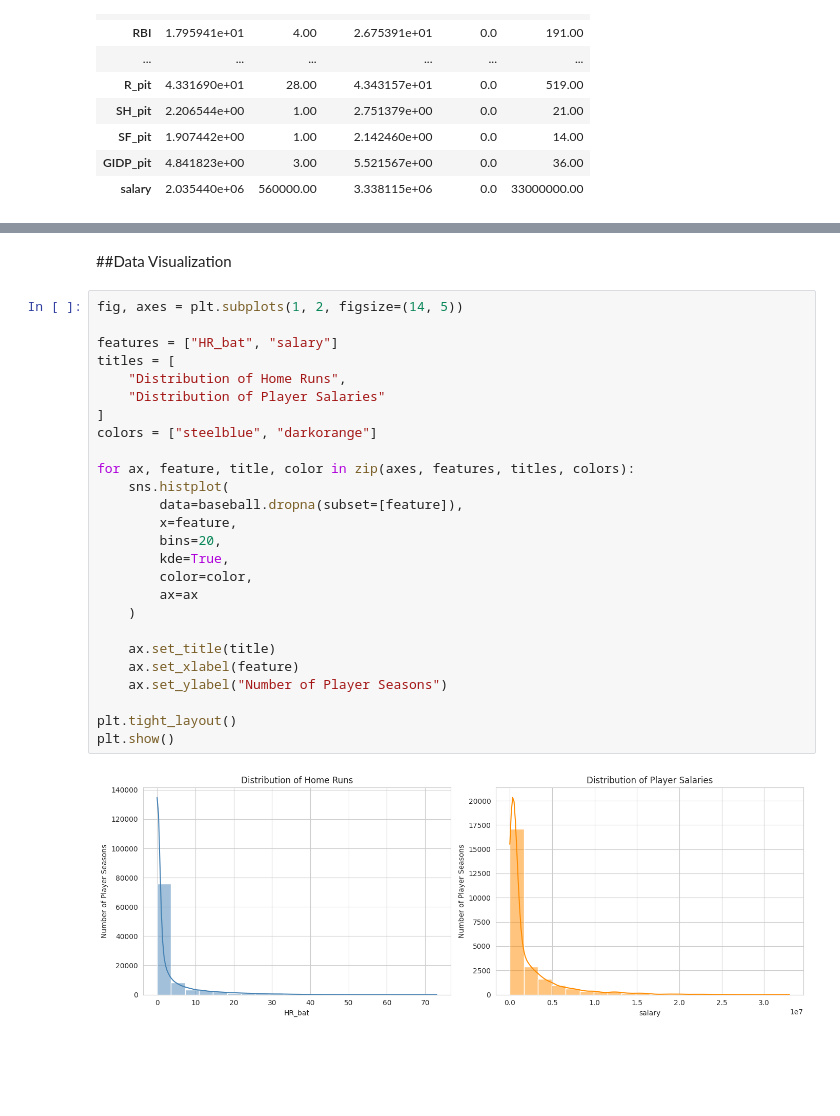
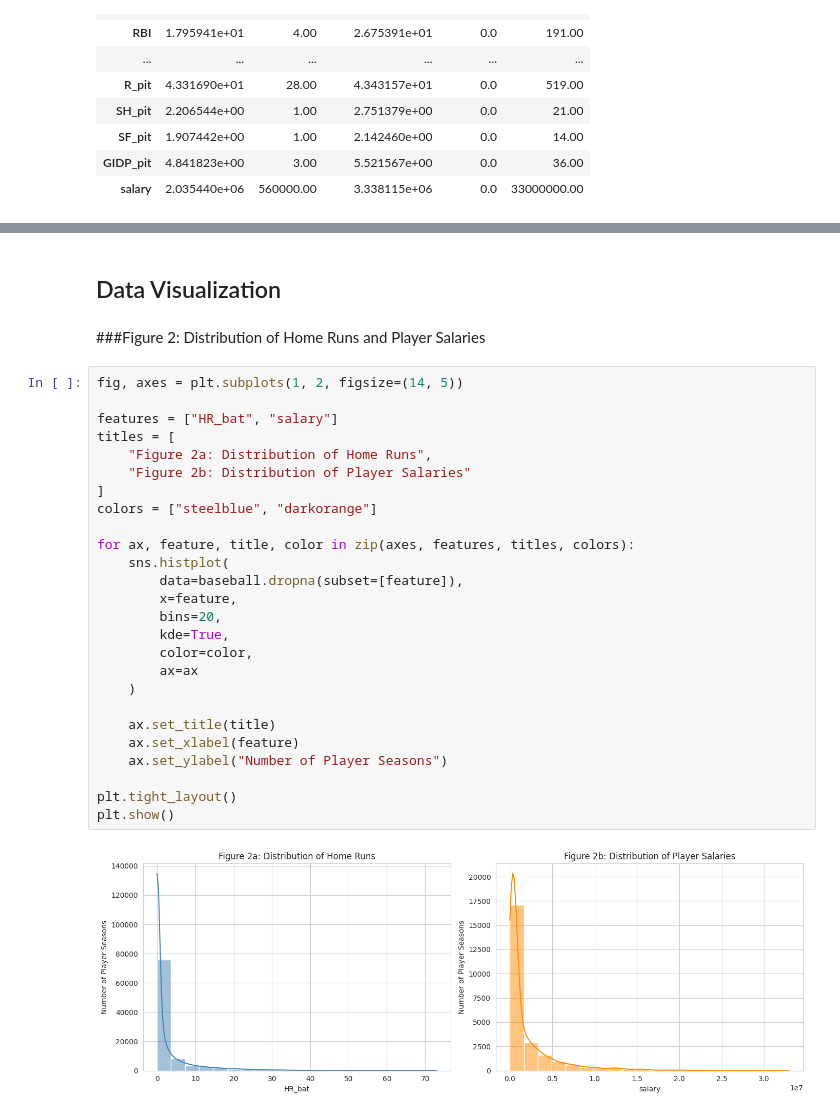
Before and after one commit to plexisad/CS531ML_Learning, a Jupyter notebook: Mini_Project_Data_Exploration.ipynb, the cells around one changed output, grey strips where cells are left out. Cells and saved outputs as stored; diff of their text form; blank space fills up the shorter version.

```diff
--- a/Mini_Project_Data_Exploration.ipynb
+++ b/Mini_Project_Data_Exploration.ipynb
@@ -194,30 +242,32 @@ summary
 # %% [markdown]
-##Data Visualization
+## Data Visualization
+# %% [markdown]
+###Figure 2: Distribution of Home Runs and Player Salaries
 # %%
 fig, axes = plt.subplots(1, 2, figsize=(14, 5))
 
 features = ["HR_bat", "salary"]
 titles = [
-    "Distribution of Home Runs",
-    "Distribution of Player Salaries"
+    "Figure 2a: Distribution of Home Runs",
+    "Figure 2b: Distribution of Player Salaries"
 ]
 colors = ["steelblue", "darkorange"]
 
 for ax, feature, title, color in zip(axes, features, titles, colors):
     sns.histplot(
         data=baseball.dropna(subset=[feature]),
         x=feature,
         bins=20,
         kde=True,
         color=color,
         ax=ax
     )
 
     ax.set_title(title)
     ax.set_xlabel(feature)
     ax.set_ylabel("Number of Player Seasons")
 
 plt.tight_layout()
 plt.show()
 # %% [output]
-[figure, old version]
+[figure, new version]
```
Also changed, not shown: parts of 32 cells of this notebook.
